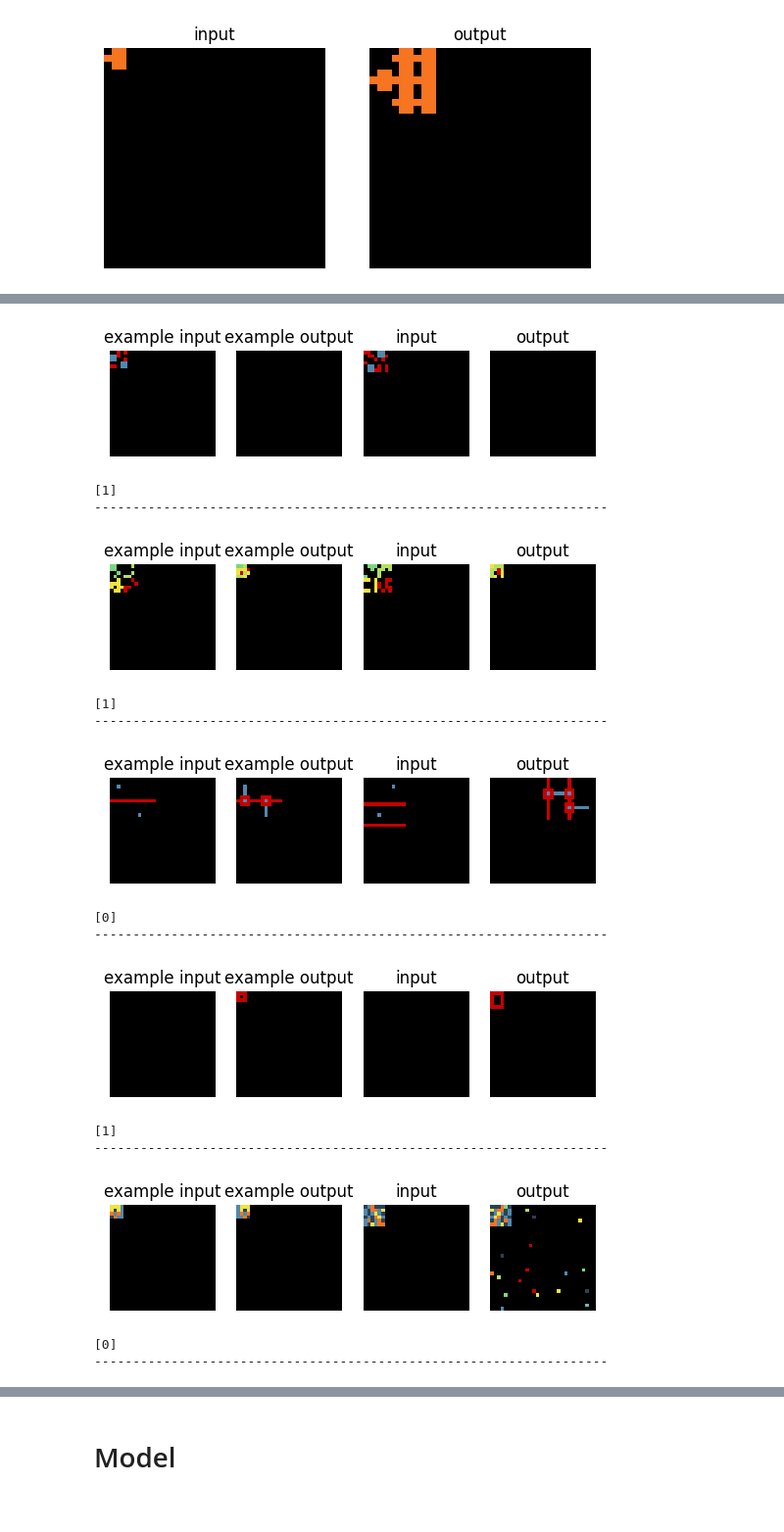
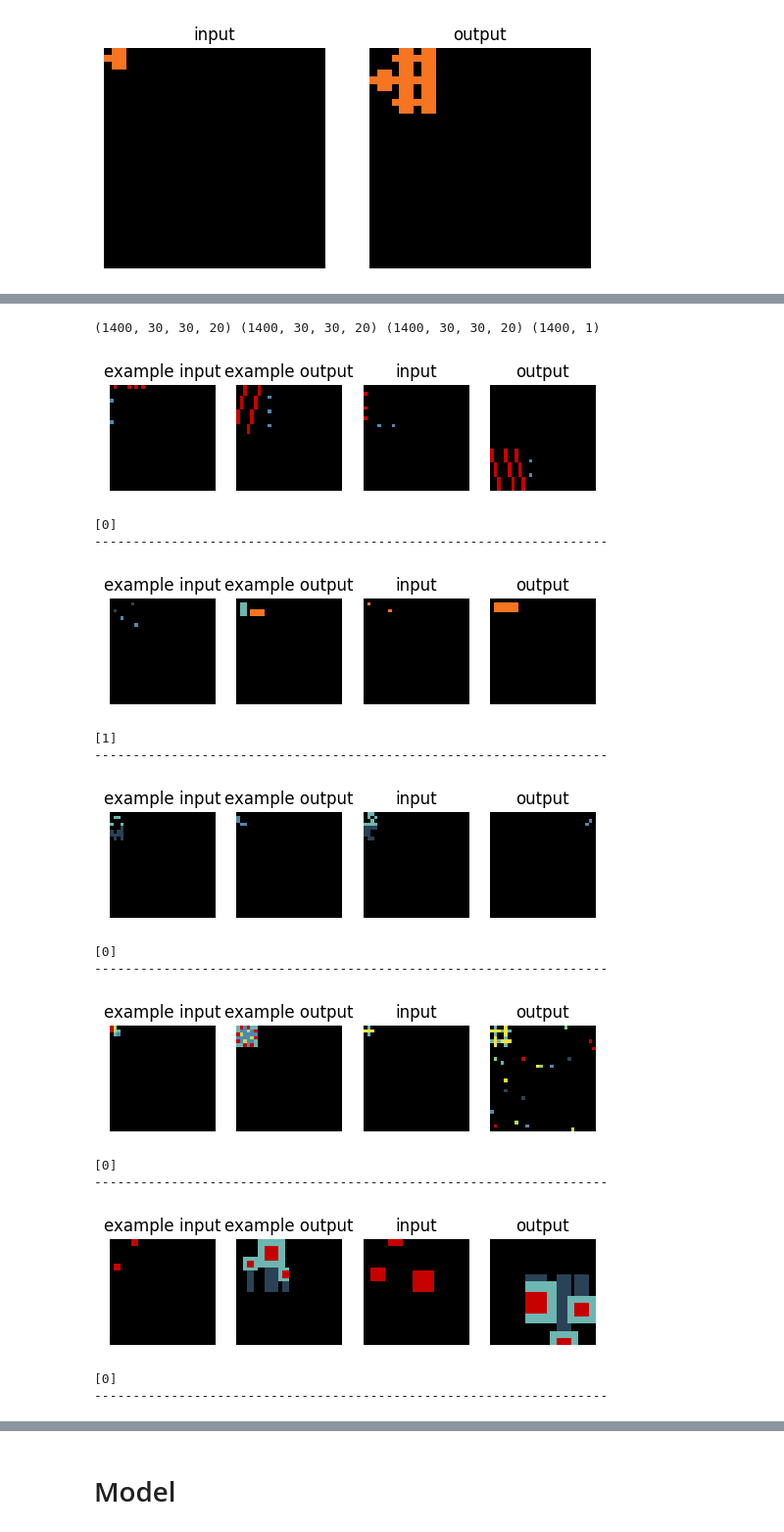
Before and after one commit to Pumafi/problem_solving_rl_pumafi, a Jupyter notebook: initial_test.ipynb, the cells around one changed output, grey strips where cells are left out. Shown at 98% size. Cells and saved outputs as stored; diff of their text form; code cells hidden in the pictures.

```diff
--- a/initial_test.ipynb
+++ b/initial_test.ipynb
@@ -138,4 +138,4 @@ plt.show()
 # %% [output]
 [figure]
 # %%
-training_z, training_x, training_y = filter_and_split_inputs(challenge_propositioner_inputs)
+training_z_1, training_z_2, training_x, training_y = filter_and_split_inputs(challenge_propositioner_inputs)
@@ -142,42 +145,46 @@ training_z, training_x, training_y = filter_and_split_inputs(challenge_propositi
+# %%
+print(training_z_1.shape, training_z_2.shape, training_x.shape, training_y.shape)
+# %% [output]
+(1400, 30, 30, 20) (1400, 30, 30, 20) (1400, 30, 30, 20) (1400, 1)
 # %%
 plot_fail_success_examples = True
 
 if plot_fail_success_examples:
     cmap, norm = get_color_map(number_of_categories=9)
     for i in range(5):
 
         plt.subplot(1, 4, 1)
         plt.title('example input')
-        plt.imshow(np.argmax(training_z[i][0][0], axis=-1), interpolation='nearest', cmap=cmap, norm=norm)
+        plt.imshow(np.argmax(training_z_1[i, :, :, :10], axis=-1), interpolation='nearest', cmap=cmap, norm=norm)
         plt.axis('off')
         plt.subplot(1, 4, 2)
         plt.title('example output')
-        plt.imshow(np.argmax(training_z[i][0][1], axis=-1), interpolation='nearest', cmap=cmap, norm=norm)
+        plt.imshow(np.argmax(training_z_2[i, :, :, 10:], axis=-1), interpolation='nearest', cmap=cmap, norm=norm)
         plt.axis('off')
         plt.subplot(1, 4, 3)
         plt.title('input')
-        plt.imshow(np.argmax(training_x[i][0], axis=-1), interpolation='nearest', cmap=cmap, norm=norm)
+        plt.imshow(np.argmax(training_x[i, :, :, :10], axis=-1), interpolation='nearest', cmap=cmap, norm=norm)
         plt.axis('off')
         plt.subplot(1, 4, 4)
         plt.title('output')
-        plt.imshow(np.argmax(training_x[i][1], axis=-1), interpolation='nearest', cmap=cmap, norm=norm)
+        plt.imshow(np.argmax(training_x[i, :, :, 10:], axis=-1), interpolation='nearest', cmap=cmap, norm=norm)
         plt.axis('off')
         plt.show()
         print(training_y[i])
         print("-------------------------------------------------------------------")
 # %% [output]
-[figure, old version]
+[figure, new version]
-[1]
+[0]
 -------------------------------------------------------------------
-[figure, old version]
+[figure, new version]
 [1]
 -------------------------------------------------------------------
-[figure, old version]
+[figure, new version]
 [0]
 -------------------------------------------------------------------
-[figure, old version]
+[figure, new version]
-[1]
+[0]
 -------------------------------------------------------------------
-[figure, old version]
+[figure, new version]
 [0]
 -------------------------------------------------------------------
```
Also changed, not shown: parts of 15 cells of this notebook.
